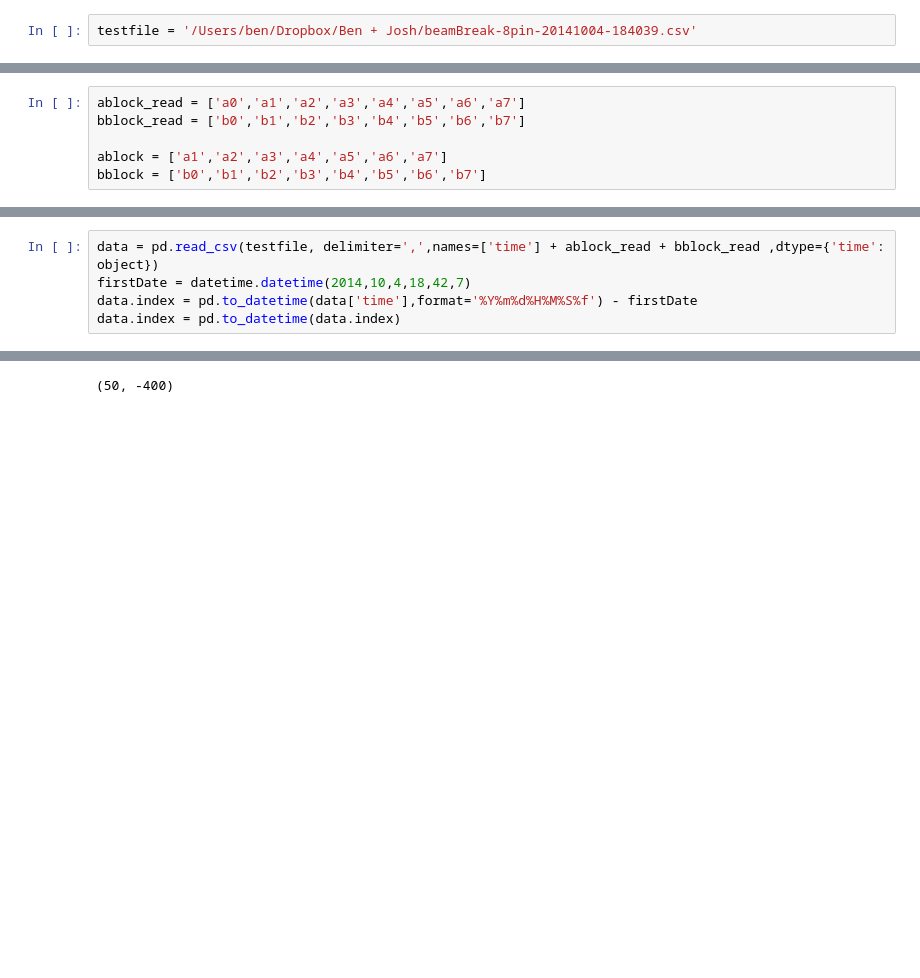
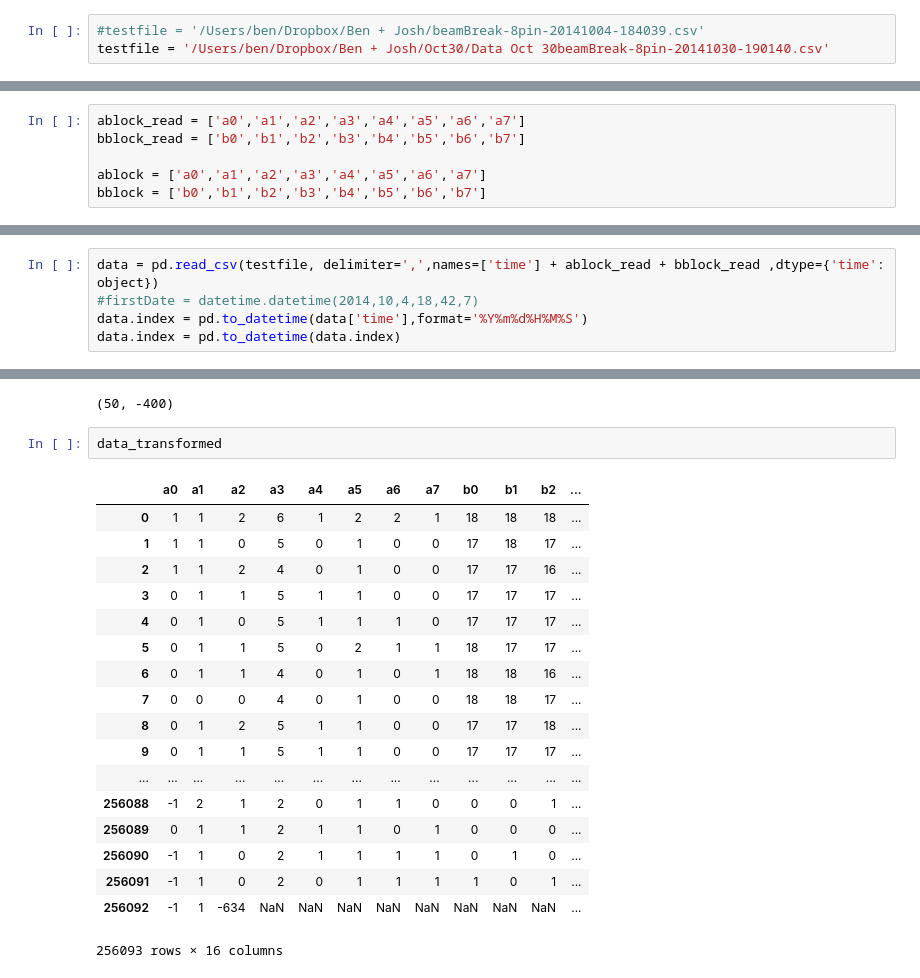
Before and after one commit to bnmtthws/arduino_serial, a Jupyter notebook: arduino_beamBreak_dataAnalysis.ipynb, the cells around one changed output, grey strips where cells are left out. Saved outputs shown, nothing was run; the diff lists cells and outputs as text; blank space fills up the shorter version.

```diff
--- a/arduino_beamBreak_dataAnalysis.ipynb
+++ b/arduino_beamBreak_dataAnalysis.ipynb
@@ -14,7 +14,8 @@ from dateutil.relativedelta import relativedelta
 # %% [markdown]
 ###point to filename
 # %%
-testfile = '/Users/ben/Dropbox/Ben + Josh/beamBreak-8pin-20141004-184039.csv'
+#testfile = '/Users/ben/Dropbox/Ben + Josh/beamBreak-8pin-20141004-184039.csv'
+testfile = '/Users/ben/Dropbox/Ben + Josh/Oct30/Data Oct 30beamBreak-8pin-20141030-190140.csv'
 # %% [markdown]
 ####define the sensor blocks:
 #####ablock_read and bblock_read must match the number of columns in the raw data file
@@ -23,13 +24,13 @@ testfile = '/Users/ben/Dropbox/Ben + Josh/beamBreak-8pin-20141004-184039.csv'
 ablock_read = ['a0','a1','a2','a3','a4','a5','a6','a7']
 bblock_read = ['b0','b1','b2','b3','b4','b5','b6','b7']
 
-ablock = ['a1','a2','a3','a4','a5','a6','a7']
+ablock = ['a0','a1','a2','a3','a4','a5','a6','a7']
 bblock = ['b0','b1','b2','b3','b4','b5','b6','b7']
 # %% [markdown]
 ####read data and convert index to time
 ##### firstDate is the time that you want to subtract from the rest of the timeseries
 # %%
 data = pd.read_csv(testfile, delimiter=',',names=['time'] + ablock_read + bblock_read ,dtype={'time': object})
-firstDate = datetime.datetime(2014,10,4,18,42,7)
-data.index = pd.to_datetime(data['time'],format='%Y%m%d%H%M%S%f') - firstDate
+#firstDate = datetime.datetime(2014,10,4,18,42,7)
+data.index = pd.to_datetime(data['time'],format='%Y%m%d%H%M%S')
 data.index = pd.to_datetime(data.index)
@@ -99,3 +91,24 @@ plt.xlabel('time')
 plt.ylim(50,-400)
 # %% [output]
 (50, -400)
+# %%
+data_transformed
+# %% [output]
+|  | a0 | a1 | a2 | a3 | a4 | a5 | a6 | a7 | b0 | b1 | b2 | ... |
+| 0 | 1 | 1 | 2 | 6 | 1 | 2 | 2 | 1 | 18 | 18 | 18 | ... |
+| 1 | 1 | 1 | 0 | 5 | 0 | 1 | 0 | 0 | 17 | 18 | 17 | ... |
+| 2 | 1 | 1 | 2 | 4 | 0 | 1 | 0 | 0 | 17 | 17 | 16 | ... |
+| 3 | 0 | 1 | 1 | 5 | 1 | 1 | 0 | 0 | 17 | 17 | 17 | ... |
+| 4 | 0 | 1 | 0 | 5 | 1 | 1 | 1 | 0 | 17 | 17 | 17 | ... |
+| 5 | 0 | 1 | 1 | 5 | 0 | 2 | 1 | 1 | 18 | 17 | 17 | ... |
+| 6 | 0 | 1 | 1 | 4 | 0 | 1 | 0 | 1 | 18 | 18 | 16 | ... |
+| 7 | 0 | 0 | 0 | 4 | 0 | 1 | 0 | 0 | 18 | 18 | 17 | ... |
+| 8 | 0 | 1 | 2 | 5 | 1 | 1 | 0 | 0 | 17 | 17 | 18 | ... |
+| 9 | 0 | 1 | 1 | 5 | 1 | 1 | 0 | 0 | 17 | 17 | 17 | ... |
+| ... | ... | ... | ... | ... | ... | ... | ... | ... | ... | ... | ... | ... |
+| 256088 | -1 | 2 | 1 | 2 | 0 | 1 | 1 | 0 | 0 | 0 | 1 | ... |
+| 256089 | 0 | 1 | 1 | 2 | 1 | 1 | 0 | 1 | 0 | 0 | 0 | ... |
+| 256090 | -1 | 1 | 0 | 2 | 1 | 1 | 1 | 1 | 0 | 1 | 0 | ... |
+| 256091 | -1 | 1 | 0 | 2 | 0 | 1 | 1 | 1 | 1 | 0 | 1 | ... |
+| 256092 | -1 | 1 | -634 | NaN | NaN | NaN | NaN | NaN | NaN | NaN | NaN | ... |
+256093 rows × 16 columns
```
Also changed, not shown: parts of 3 cells of this notebook.
